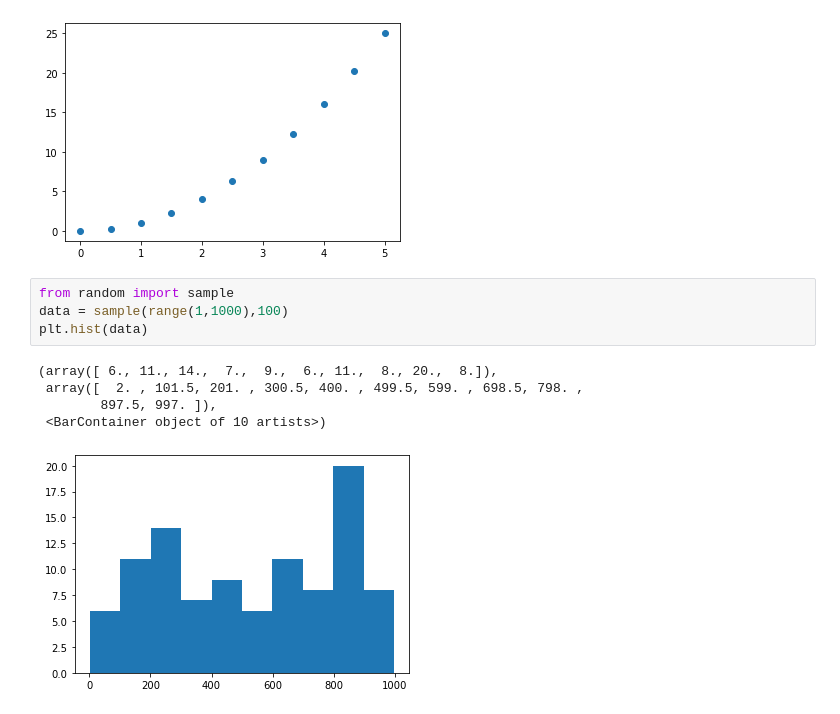
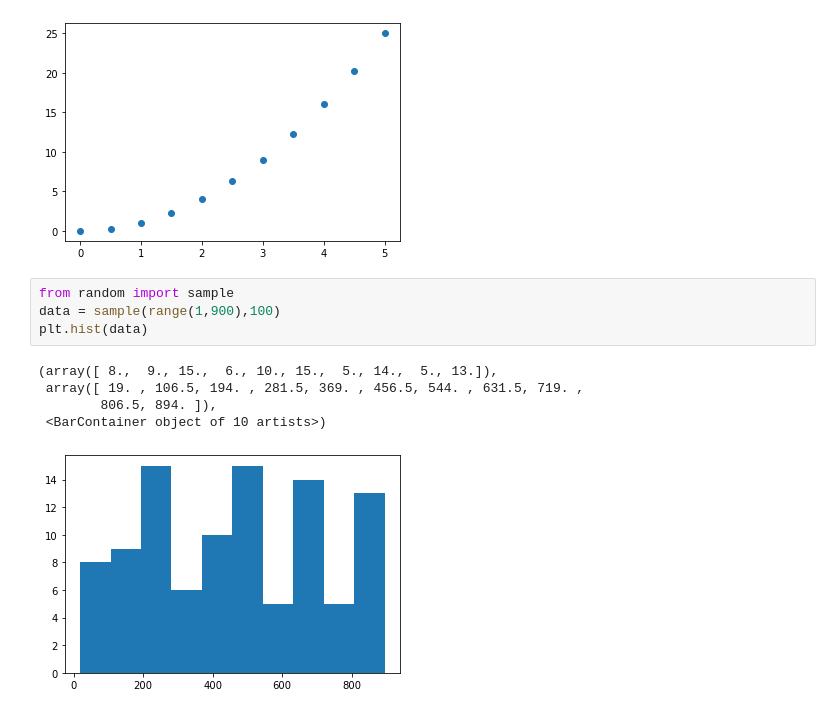
Before and after one commit to pradhan-asish/Python-Matplot_-_Visualization, a Jupyter notebook: Matplot_Udemy.ipynb, the cells around one changed output. Saved outputs shown, nothing was run; the diff lists cells and outputs as text.

```diff
--- a/Matplot_Udemy.ipynb
+++ b/Matplot_Udemy.ipynb
@@ -144,11 +143,11 @@ plt.scatter(x,y)
 [figure]
 # %%
 from random import sample
-data = sample(range(1,1000),100)
+data = sample(range(1,900),100)
 plt.hist(data)
 # %% [output]
-(array([ 6., 11., 14.,  7.,  9.,  6., 11.,  8., 20.,  8.]),
- array([  2. , 101.5, 201. , 300.5, 400. , 499.5, 599. , 698.5, 798. ,
-        897.5, 997. ]),
+(array([ 8.,  9., 15.,  6., 10., 15.,  5., 14.,  5., 13.]),
+ array([ 19. , 106.5, 194. , 281.5, 369. , 456.5, 544. , 631.5, 719. ,
+        806.5, 894. ]),
  <BarContainer object of 10 artists>)
-[figure, old version]
+[figure, new version]
```
Also changed, not shown: parts of 1 cell of this notebook.
